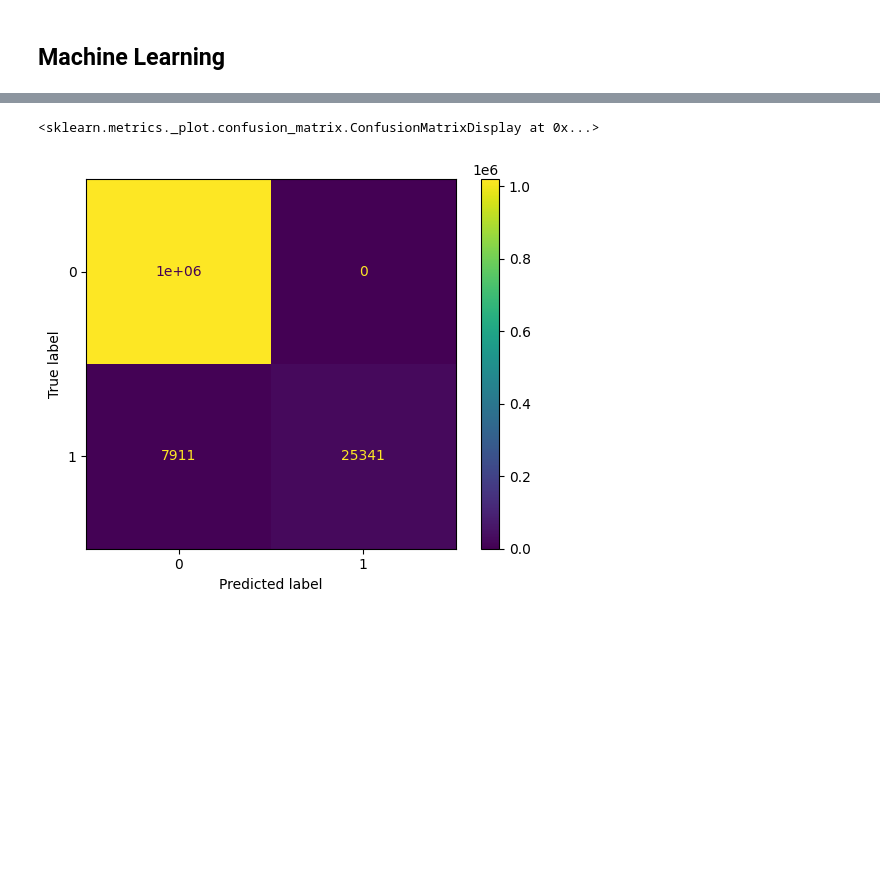
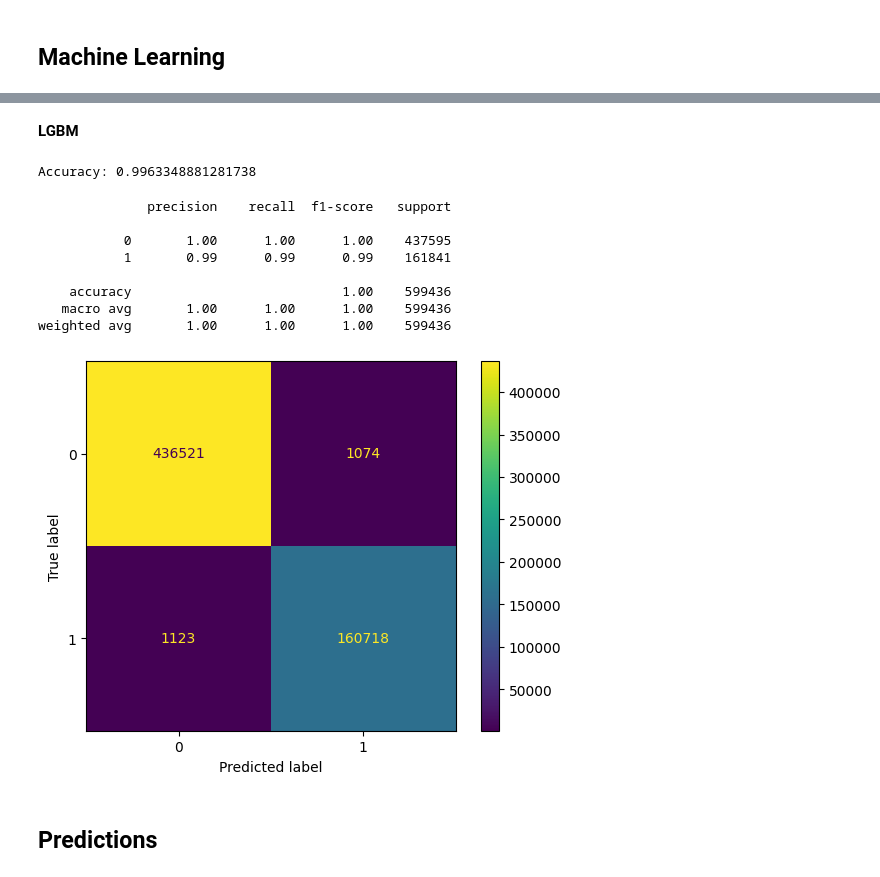
Before and after one commit to ODAncona/DetectSleepStates, a Jupyter notebook: 5_model.ipynb, the cells around one changed output, grey strips where cells are left out. Drawn from its saved outputs; the diff is of its cells as text; code cells hidden in the pictures; blank space fills up the shorter version.

```diff
--- a/5_model.ipynb
+++ b/5_model.ipynb
@@ -41,7 +117,59 @@ accuracy_score(y2, y_pred)
+# %% [markdown]
+**LGBM**
+# %%
+import lightgbm as lgb
+# Create a LightGBM dataset
+train_data = lgb.Dataset(X_train, label=y_train)
+test_data = lgb.Dataset(X_test, label=y_test, reference=train_data)
+# %%
+
+# Define parameters
+params = {
+    'objective': 'binary',  # or 'multiclass' if you have more than two classes
+    'metric': 'binary_logloss',  # or 'multi_logloss' for multiclass
+    'num_leaves': 20,
+    'learning_rate': 0.05,
+    'feature_fraction': 0.9,
+    'bagging_fraction': 0.8,
+    'bagging_freq': 5,
+    'verbose': 0,
+    'num_threads': 23,  # Adjust based on your machine's capability
+    "histogram_pool_size": 1024,  # Adjust based on your machine's capability
+    "max_bin": 255,  # Adjust based on your machine's capability
+}
+# %%
+try:
+    # Train the model
+    lgbm_model = lgb.train(params, train_data, valid_sets=[test_data], num_boost_round=1000)
+except Exception as e:
+    print(e)
+    print('Error in training. Check your parameters.')
+# %%
+# Predict on the test set
+y_pred = lgbm_model.predict(X_test, num_iteration=lgbm_model.best_iteration)
+
+# Convert probabilities to binary output
+y_pred_binary = [1 if x > 0.5 else 0 for x in y_pred]
+
+# Evaluate the model
+accuracy = accuracy_score(y_test, y_pred_binary)
+print(f'Accuracy: {accuracy}')
+# %% [output]
+Accuracy: 0.9963348881281738
 # %%
-cm = confusion_matrix(y2, y_pred)
+cm = confusion_matrix(y_test, y_pred_binary)
 disp = ConfusionMatrixDisplay(confusion_matrix=cm, display_labels=clf.classes_)
 disp.plot()
+print(classification_report(y_test, y_pred_binary))
 # %% [output]
-<sklearn.metrics._plot.confusion_matrix.ConfusionMatrixDisplay at 0x...>
+              precision    recall  f1-score   support
+
+           0       1.00      1.00      1.00    437595
+           1       0.99      0.99      0.99    161841
+
+    accuracy                           1.00    599436
+   macro avg       1.00      1.00      1.00    599436
+weighted avg       1.00      1.00      1.00    599436
-[figure, old version]
+[figure, new version]
+# %% [markdown]
+## Predictions
```
Also changed, not shown: parts of 29 cells of this notebook, 1 other file.
